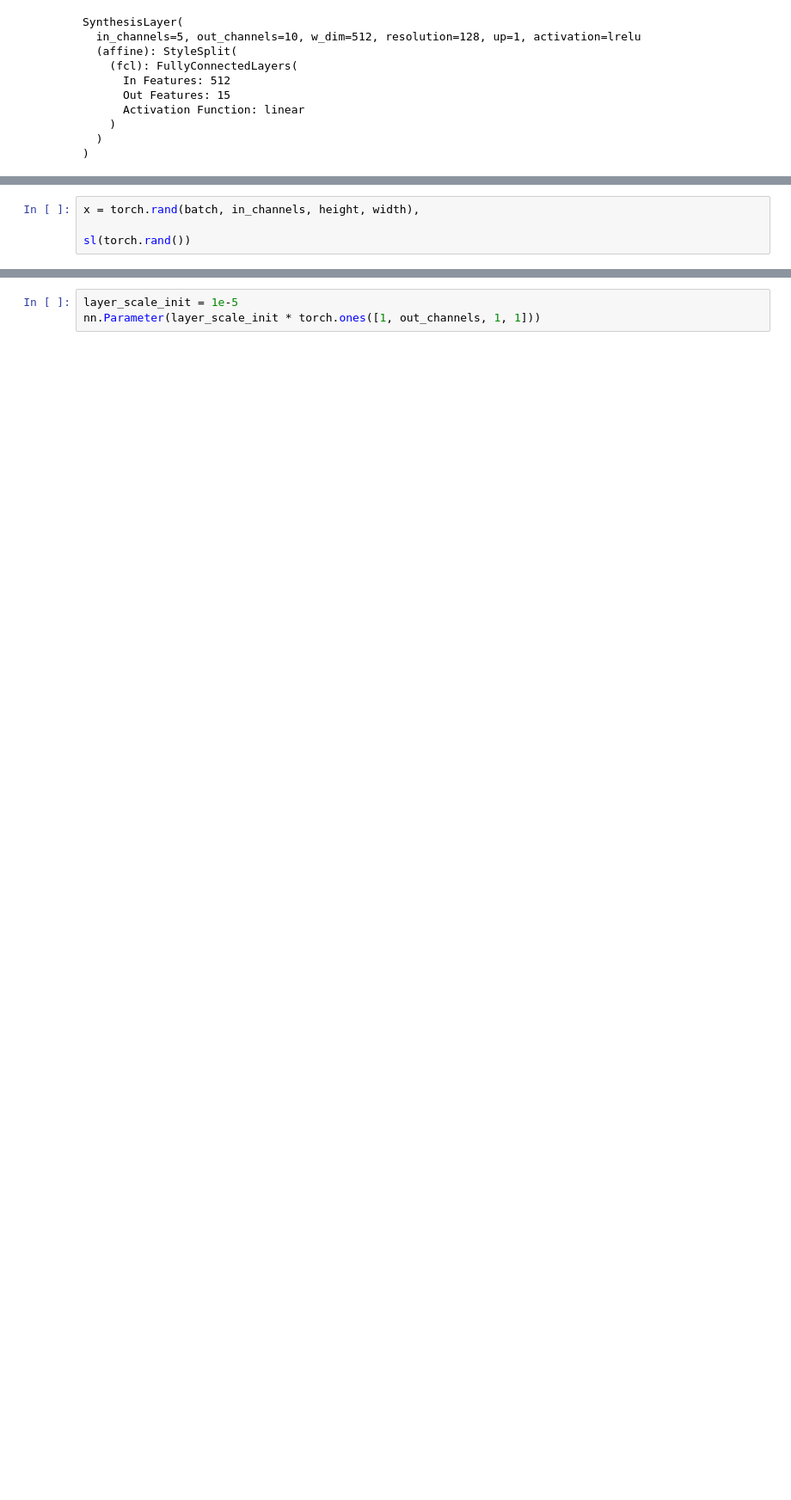
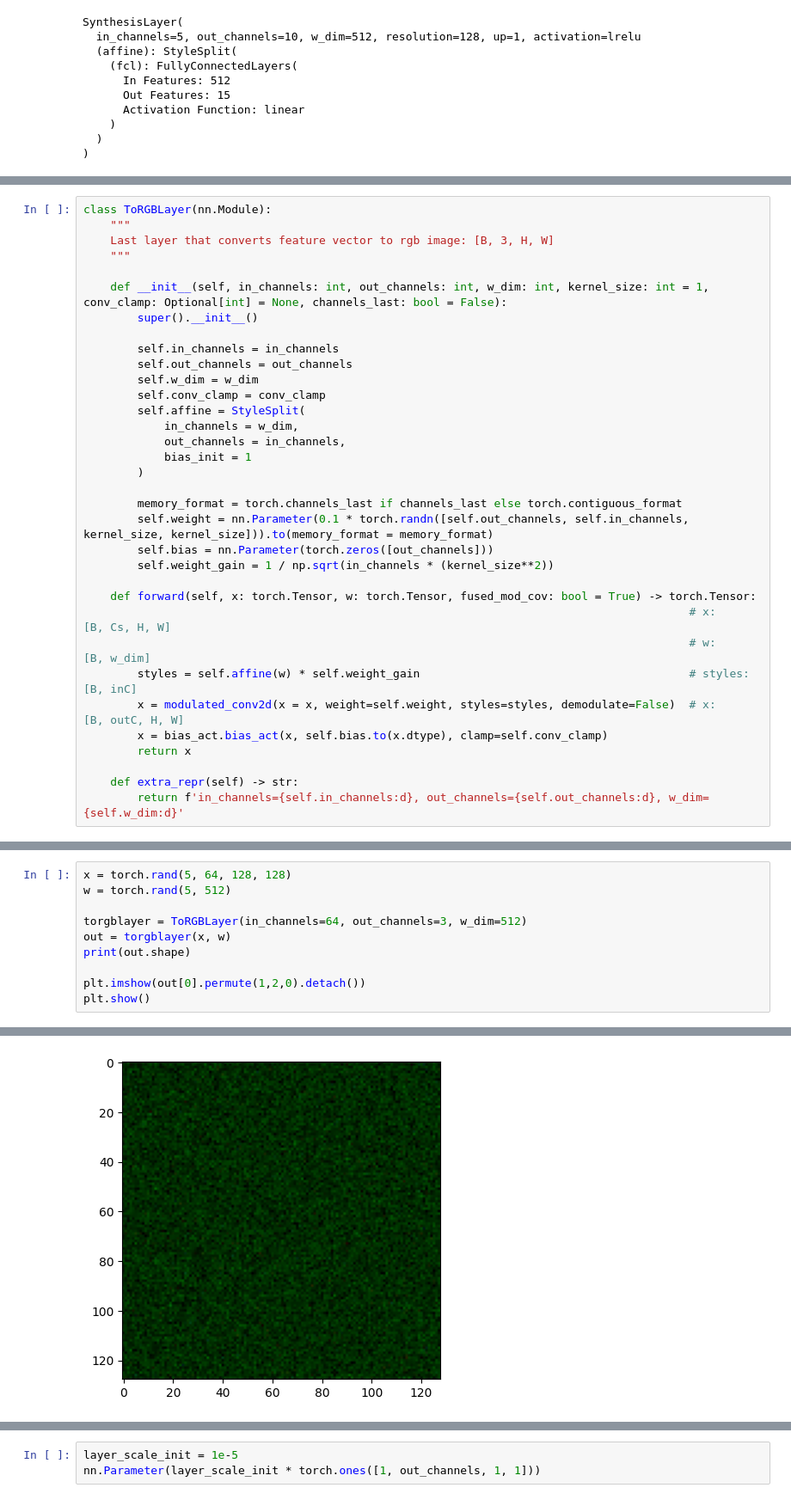
Before and after one commit to Mafaz03/StyleGAN-T, a Jupyter notebook: notebooks/Networks/Generator.ipynb, the cells around one changed output, grey strips where cells are left out. Shown: that part at 86% size. Cells and saved outputs as stored; diff of their text form; blank space fills up the shorter version.

```diff
--- a/notebooks/Networks/Generator.ipynb
+++ b/notebooks/Networks/Generator.ipynb
@@ -378,4 +411,34 @@ plt.imshow(out[0][0][:, :, None].detach().numpy(), cmap="gray")
 # %%
-x = torch.rand(batch, in_channels, height, width),
+class ToRGBLayer(nn.Module):
+    """
+    Last layer that converts feature vector to rgb image: [B, 3, H, W]
+    """
 
-sl(torch.rand())
+    def __init__(self, in_channels: int, out_channels: int, w_dim: int, kernel_size: int = 1, conv_clamp: Optional[int] = None, channels_last: bool = False):
+        super().__init__()
+
+        self.in_channels = in_channels
+        self.out_channels = out_channels
+        self.w_dim = w_dim
+        self.conv_clamp = conv_clamp
+        self.affine = StyleSplit(
+            in_channels = w_dim,
+            out_channels = in_channels,
+            bias_init = 1
+        )
+
+        memory_format = torch.channels_last if channels_last else torch.contiguous_format
+        self.weight = nn.Parameter(0.1 * torch.randn([self.out_channels, self.in_channels, kernel_size, kernel_size])).to(memory_format = memory_format)
+        self.bias = nn.Parameter(torch.zeros([out_channels]))
+        self.weight_gain = 1 / np.sqrt(in_channels * (kernel_size**2))
+
+    def forward(self, x: torch.Tensor, w: torch.Tensor, fused_mod_cov: bool = True) -> torch.Tensor:
+                                                                                          # x:      [B, Cs, H, W]
+                                                                                          # w:      [B, w_dim]
+        styles = self.affine(w) * self.weight_gain                                        # styles: [B, inC]
+        x = modulated_conv2d(x = x, weight=self.weight, styles=styles, demodulate=False)  # x:      [B, outC, H, W]
+        x = bias_act.bias_act(x, self.bias.to(x.dtype), clamp=self.conv_clamp)
+        return x
+
+    def extra_repr(self) -> str:
+        return f'in_channels={self.in_channels:d}, out_channels={self.out_channels:d}, w_dim={self.w_dim:d}'
@@ -387,0 +445,11 @@ torch.zeros([1]).ndim
+# %%
+x = torch.rand(5, 64, 128, 128)
+w = torch.rand(5, 512)
+
+torgblayer = ToRGBLayer(in_channels=64, out_channels=3, w_dim=512)
+out = torgblayer(x, w)
+print(out.shape)
+
+plt.imshow(out[0].permute(1,2,0).detach())
+plt.show()
+# %% [output]
@@ -387,0 +458 @@ torch.zeros([1]).ndim
+[figure, added]
```
Also changed, not shown: parts of 17 cells of this notebook, 1 other file.
